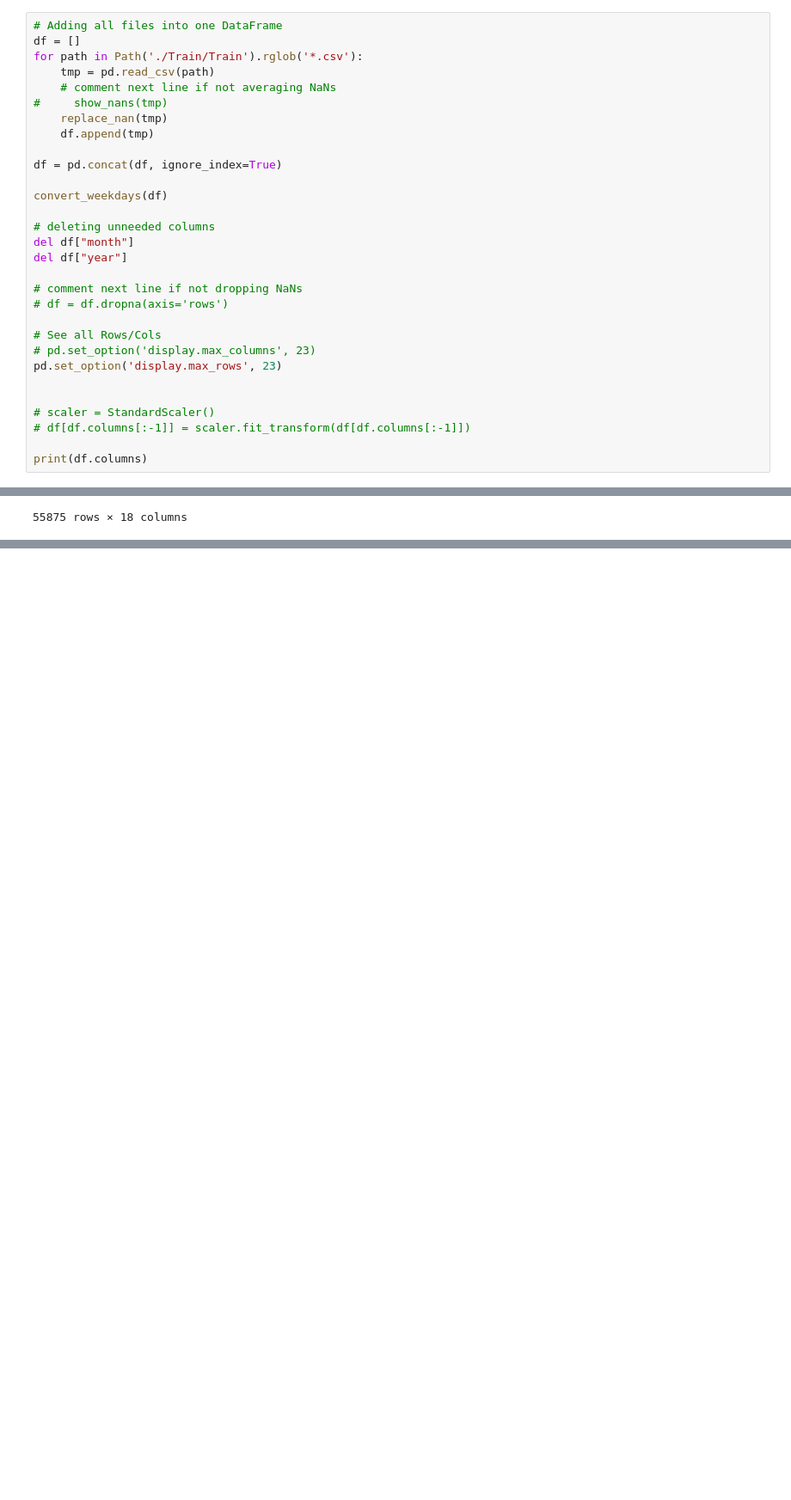
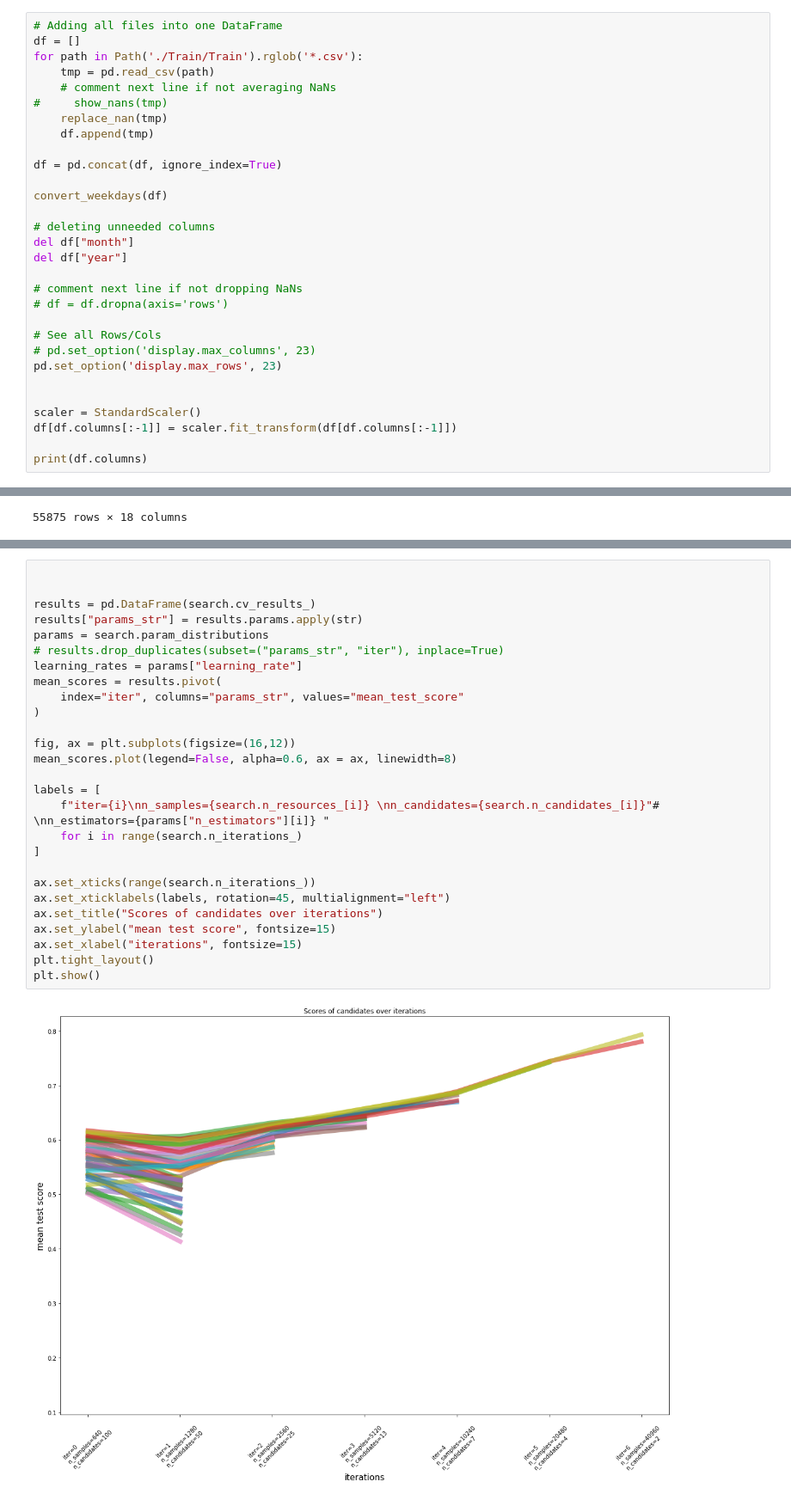
Before and after one commit to phillipSloan/MoreBikes, a Jupyter notebook: first_try.ipynb, the cells around one changed output, grey strips where cells are left out. Shown at 86% size. Drawn from its saved outputs; the diff is of its cells as text; blank space fills up the shorter version.

Commit message:
more stuff in first try, parameter searching

```diff
--- a/first_try.ipynb
+++ b/first_try.ipynb
@@ -67,8 +67,8 @@ del df["year"]
 pd.set_option('display.max_rows', 23)
 
 
-# scaler = StandardScaler()
-# df[df.columns[:-1]] = scaler.fit_transform(df[df.columns[:-1]])
+scaler = StandardScaler()
+df[df.columns[:-1]] = scaler.fit_transform(df[df.columns[:-1]])
 
 print(df.columns)
 # %% [output]
@@ -226 +269,30 @@ print(score_abs_error(forest_boost, val))
+# %%
+
+
+results = pd.DataFrame(search.cv_results_)
+results["params_str"] = results.params.apply(str)
+params = search.param_distributions
+# results.drop_duplicates(subset=("params_str", "iter"), inplace=True)
+learning_rates = params["learning_rate"]
+mean_scores = results.pivot(
+    index="iter", columns="params_str", values="mean_test_score"
+)
+
+fig, ax = plt.subplots(figsize=(16,12))
+mean_scores.plot(legend=False, alpha=0.6, ax = ax, linewidth=8)
+
+labels = [
+    f"iter={i}\nn_samples={search.n_resources_[i]} \nn_candidates={search.n_candidates_[i]}"# \nn_estimators={params["n_estimators"][i]} "
+    for i in range(search.n_iterations_)
+]
+
+ax.set_xticks(range(search.n_iterations_))
+ax.set_xticklabels(labels, rotation=45, multialignment="left")
+ax.set_title("Scores of candidates over iterations")
+ax.set_ylabel("mean test score", fontsize=15)
+ax.set_xlabel("iterations", fontsize=15)
+plt.tight_layout()
+plt.show()
+# %% [output]
+[figure, added]
 # %%
```
Also changed, not shown: parts of 10 cells of this notebook, 2 other files.
